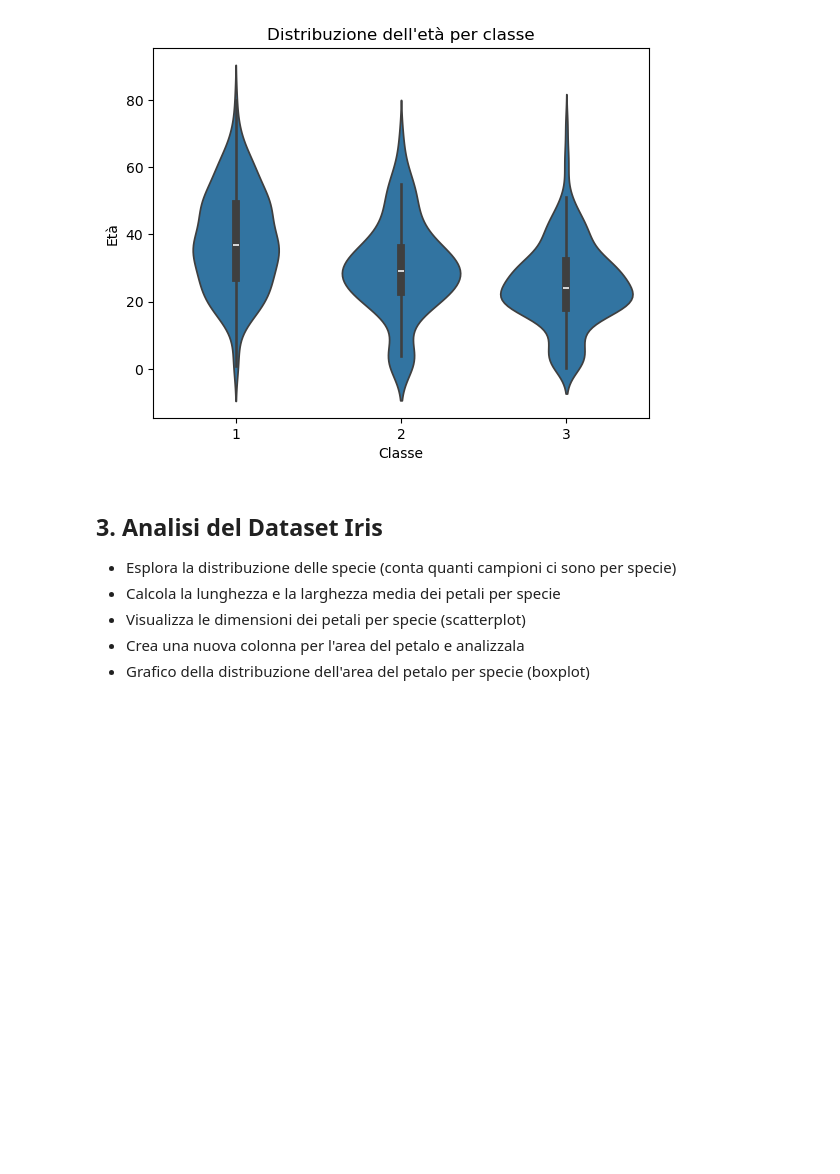
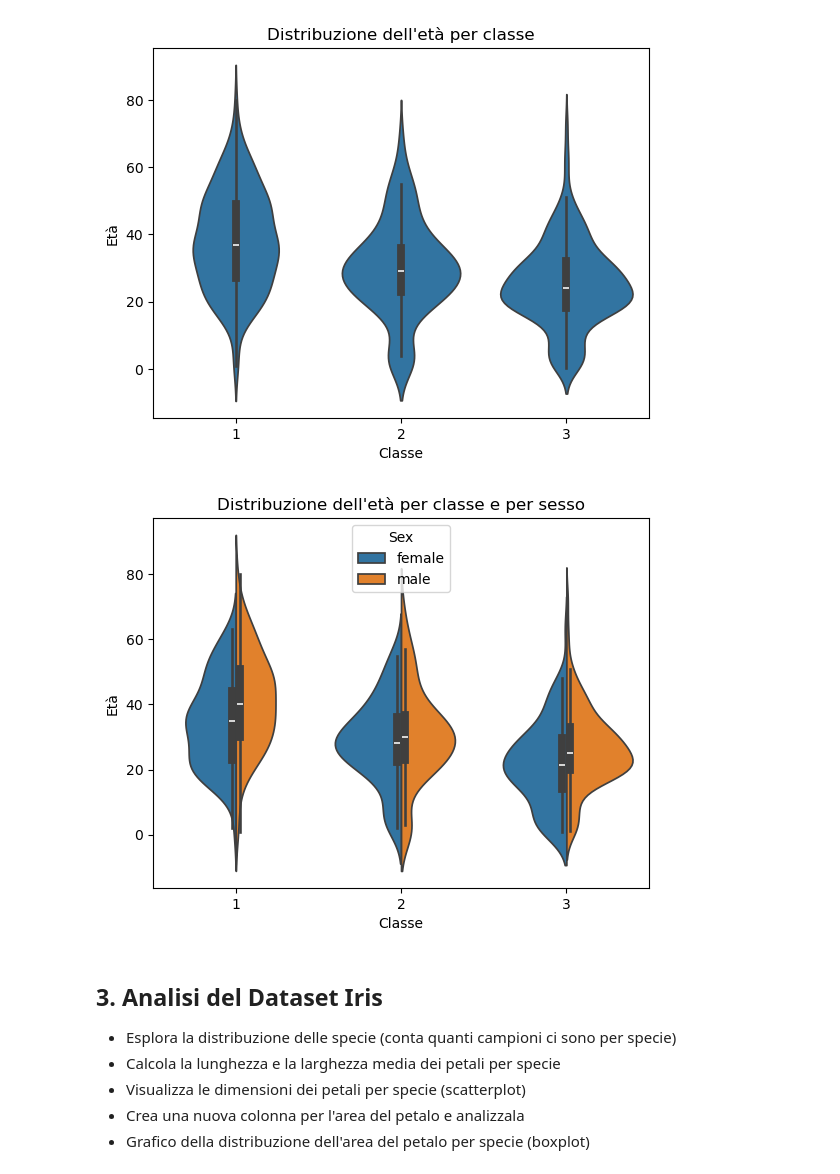
Before and after one commit to NicXVII/ProgrammingLab2, a Jupyter notebook: 4_Esercizi_lez4.ipynb, the cells around one changed output. Cells and saved outputs as stored; diff of their text form; code cells hidden in the pictures; blank space fills up the shorter version.

```diff
--- a/4_Esercizi_lez4.ipynb
+++ b/4_Esercizi_lez4.ipynb
@@ -148,6 +147,16 @@ plt.title('Distribuzione dell\'età per classe')
 plt.show()
 # %% [output]
 [figure]
+# %%
+# - Visualizza la distribuzione dell'età per classe dividendo e mmostrando insieme i dati di uomini e donne
+
+sns.violinplot(x='Pclass', y='Age', hue='Sex', data=df, split=True)
+plt.xlabel('Classe')
+plt.ylabel('Età')
+plt.title('Distribuzione dell\'età per classe e per sesso')
+plt.show()
+# %% [output]
+[figure, added]
 # %% [markdown]
 ## 3. Analisi del Dataset Iris
 
```
Also changed, not shown: parts of 7 cells of this notebook.
